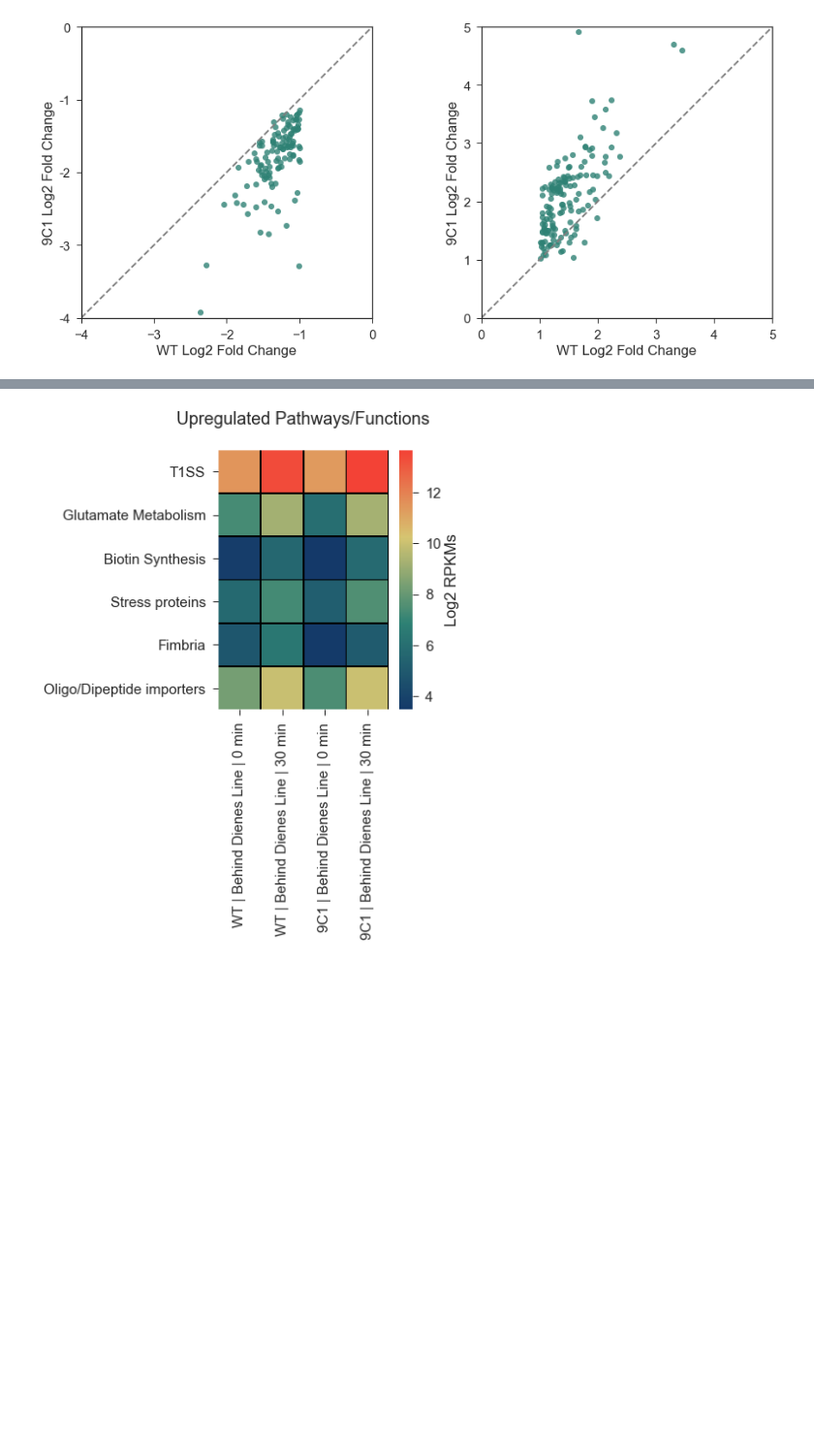
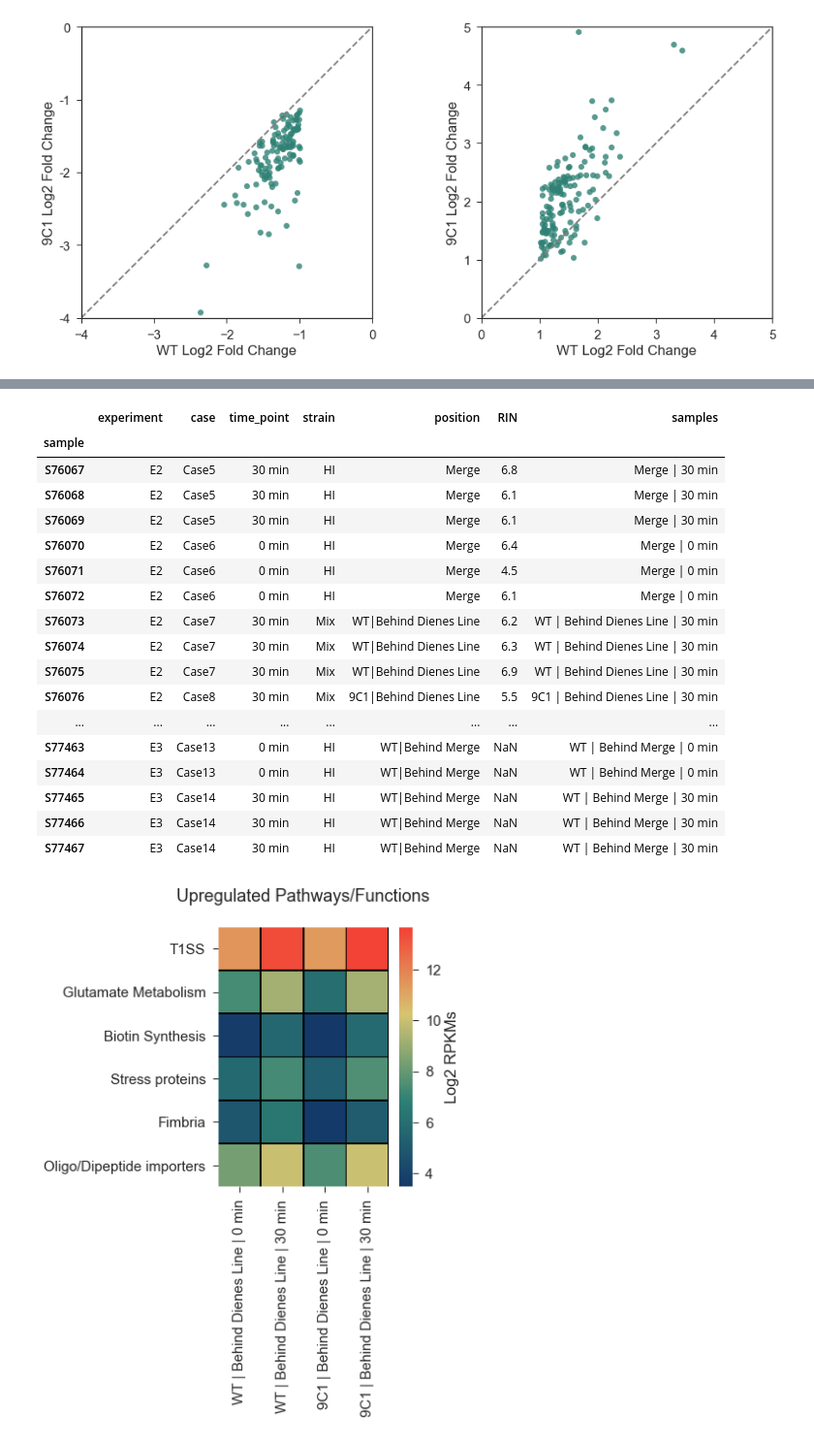
Before and after one commit to ASintsova/spatial_dynamics_of_gene_expression_in_response_to_T6SS_attack, a Jupyter notebook: lib/figure_6.ipynb, the cells around one changed output, grey strips where cells are left out. Shown at 97% size. Cells and saved outputs as stored; diff of their text form; code cells hidden in the pictures; blank space fills up the shorter version.

```diff
--- a/lib/figure_6.ipynb
+++ b/lib/figure_6.ipynb
@@ -0,0 +1,34 @@
+# %%
+from settings import *
+%matplotlib inline
+from matplotlib_venn import venn2
+config_dict = process_config()
+info_file = config_dict['data']['exp_design']
+info = pd.read_csv(info_file, index_col=0)
+count_file = config_dict['counts']['tpms_4']
+figures_dir = config_dict['out_dir']['figures']
+results_dir = config_dict['out_dir']['tables']
+sns.set_context("notebook", font_scale=1.5)
+sns.set_style("ticks")
+
+
+info = info[info.experiment !="E1"]
+info['position'] = info['position'].map({'B': "{}|{}".format(wt, bh_wt),
+                                        "BH": "{}|{}".format(wt, bh_mut),
+                                        "B9":"{}|{}".format(mut, bh_mut),
+                                        "L-HI":wt_L,
+                                        "L-9C": mut_L})
+
+
+
+count_file = config_dict['counts']['tpms_30']
+cnts = pd.read_csv(count_file, index_col=0)
+
+cnts_norm =  cnts.apply(vis.invnorm)
+info["samples"] = [samples[i] for i in info["case"]]
+
+de_hi_side = "/Users/annasintsova/git_repos/spatial_dynamics_of_gene_expression_in_response_to_T6SS_attack/"\
+           "tables/2018-06-28-wt-bh-0-30_edited.csv"
+
+de_9c1_side="/Users/annasintsova/git_repos/spatial_dynamics_of_gene_expression_in_response_to_T6SS_attack/"\
+          "tables/2018-06-28-wt-b9-0-30_edited.csv"
@@ -297,0 +316,21 @@ rpkms.head()
+# %%
+info
+# %% [output]
+|  | experiment | case | time_point | strain | position | RIN | samples |
+| sample |  |  |  |  |  |  |  |
+| S76067 | E2 | Case5 | 30 min | HI | Merge | 6.8 | Merge | 30 min |
+| S76068 | E2 | Case5 | 30 min | HI | Merge | 6.1 | Merge | 30 min |
+| S76069 | E2 | Case5 | 30 min | HI | Merge | 6.1 | Merge | 30 min |
+| S76070 | E2 | Case6 | 0 min | HI | Merge | 6.4 | Merge | 0 min |
+| S76071 | E2 | Case6 | 0 min | HI | Merge | 4.5 | Merge | 0 min |
+| S76072 | E2 | Case6 | 0 min | HI | Merge | 6.1 | Merge | 0 min |
+| S76073 | E2 | Case7 | 30 min | Mix | WT|Behind Dienes Line | 6.2 | WT | Behind Dienes Line | 30 min |
+| S76074 | E2 | Case7 | 30 min | Mix | WT|Behind Dienes Line | 6.3 | WT | Behind Dienes Line | 30 min |
+| S76075 | E2 | Case7 | 30 min | Mix | WT|Behind Dienes Line | 6.9 | WT | Behind Dienes Line | 30 min |
+| S76076 | E2 | Case8 | 30 min | Mix | 9C1|Behind Dienes Line | 5.5 | 9C1 | Behind Dienes Line | 30 min |
+| ... | ... | ... | ... | ... | ... | ... | ... |
+| S77463 | E3 | Case13 | 0 min | HI | WT|Behind Merge | NaN | WT | Behind Merge | 0 min |
+| S77464 | E3 | Case13 | 0 min | HI | WT|Behind Merge | NaN | WT | Behind Merge | 0 min |
+| S77465 | E3 | Case14 | 30 min | HI | WT|Behind Merge | NaN | WT | Behind Merge | 30 min |
+| S77466 | E3 | Case14 | 30 min | HI | WT|Behind Merge | NaN | WT | Behind Merge | 30 min |
+| S77467 | E3 | Case14 | 30 min | HI | WT|Behind Merge | NaN | WT | Behind Merge | 30 min |
```
Also changed, not shown: parts of 16 cells of this notebook, 1 other file.
